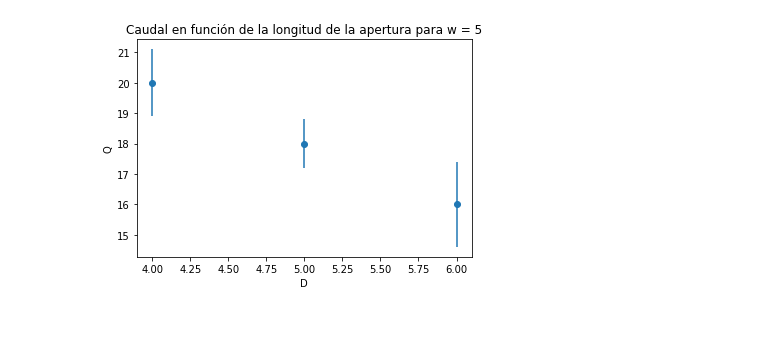
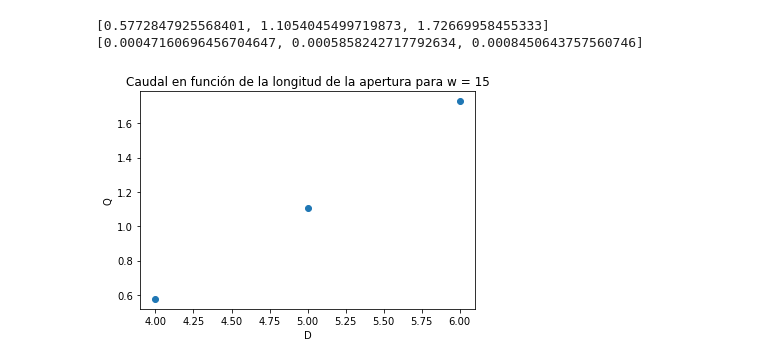
Before and after one commit to mricarte-i/2023Q2G01, a Jupyter notebook: TP5/plotters/plot-notebook.ipynb, the cells around one changed output. Drawn from its saved outputs; the diff is of its cells as text; code cells hidden in the pictures; blank space fills up the shorter version.

Commit message:
plots and exit path param

```diff
--- a/TP5/plotters/plot-notebook.ipynb
+++ b/TP5/plotters/plot-notebook.ipynb
@@ -72,14 +58,36 @@ plot_q_vs_w(q, q_errors, w, save_to[1])
+# %%
+#VARIABLES FOR b)
+w = 15
+D = [4, 5, 6]
+colors = ['red', 'blue', 'orange']
+exits_paths = [
+  "./simulations/exitingParticles-w_15-D_4.txt",
+  "./simulations/exitingParticles-w_15-D_5.txt",
+  "./simulations/exitingParticles-w_15-D_6.txt",
+]
+t_ests = [30, 30, 30]
+timestamps = []
+
+for i in range(len(exits_paths)):
+  ts = get_timestamps(exits_paths[i])
+  timestamps.append(ts)
+
+
+q = []
+q_errors = []
+for i in range(len(timestamps)):
+  qi, qerri = get_caudal(timestamps[i], t_ests[i])
+  q.append(qi)
+  q_errors.append(qerri)
+
+print(q)
+print(q_errors)
+# %% [output]
+[0.5772847925568401, 1.1054045499719873, 1.72669958455333]
+[0.00047160696456704647, 0.0005858242717792634, 0.0008450643757560746]
 # %%
 # PLOT - CAUDAL VS. D
 
-#HARDCODED VALUES FOR TESTING
-D = [4, 5, 6]
-q = [20, 18, 16]
-q_errors = [1.1, 0.8, 1.4]
-w = 5
-
-#TODO READ ACTUAL FILES AND CALC CAUDAL
-
 plot_q_vs_d(q, q_errors, D, w, save_to[2])
 # %% [output]
-[figure, old version]
+[figure, new version]
```
Also changed, not shown: parts of 6 cells of this notebook, 5 other files.
